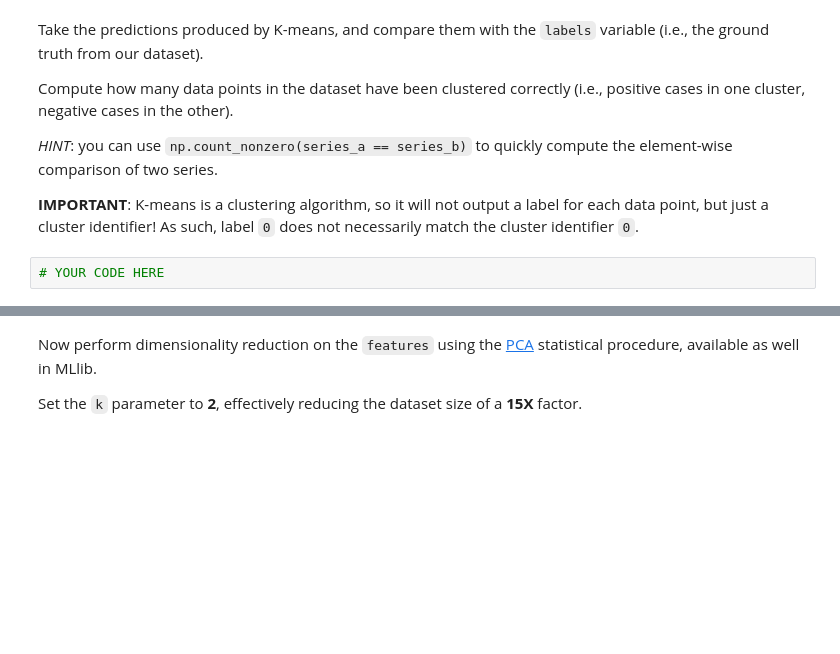
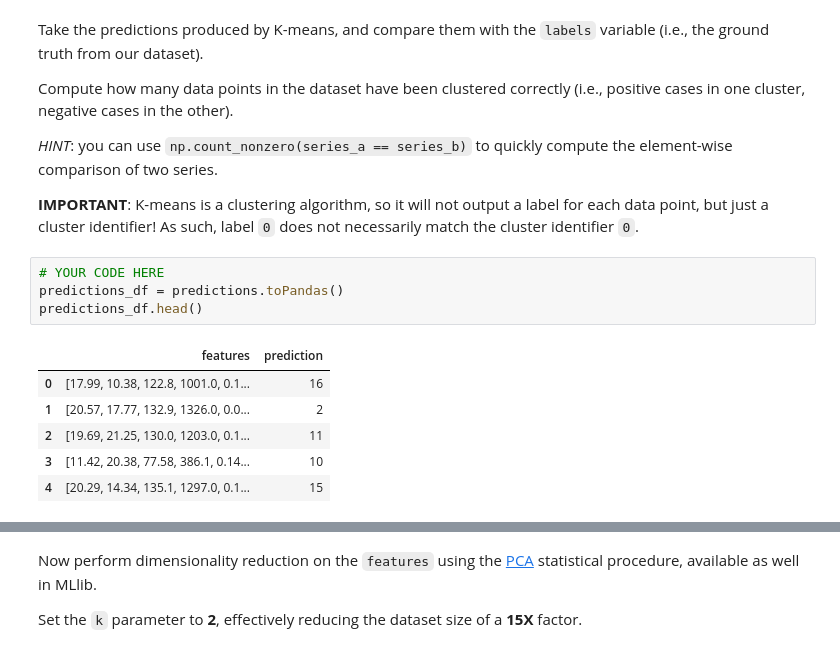
Before and after one commit to lnodin/mining-massive-datasets, a Jupyter notebook: CS246_Colab_3.ipynb, the cells around one changed output, grey strips where cells are left out. Saved outputs shown, nothing was run; the diff lists cells and outputs as text; blank space fills up the shorter version.

````diff
--- a/CS246_Colab_3.ipynb
+++ b/CS246_Colab_3.ipynb
@@ -99,3 +215,12 @@ Compute how many data points in the dataset have been clustered correctly (i.e.,
 **IMPORTANT**: K-means is a clustering algorithm, so it will not output a label for each data point, but just a cluster identifier!  As such, label ```0``` does not necessarily match the cluster identifier ```0```.
 # %%
 # YOUR CODE HERE
+predictions_df = predictions.toPandas()
+predictions_df.head()
+# %% [output]
+|  | features | prediction |
+| 0 | [17.99, 10.38, 122.8, 1001.0, 0.1... | 16 |
+| 1 | [20.57, 17.77, 132.9, 1326.0, 0.0... | 2 |
+| 2 | [19.69, 21.25, 130.0, 1203.0, 0.1... | 11 |
+| 3 | [11.42, 20.38, 77.58, 386.1, 0.14... | 10 |
+| 4 | [20.29, 14.34, 135.1, 1297.0, 0.1... | 15 |
````
Also changed, not shown: parts of 22 cells of this notebook.
